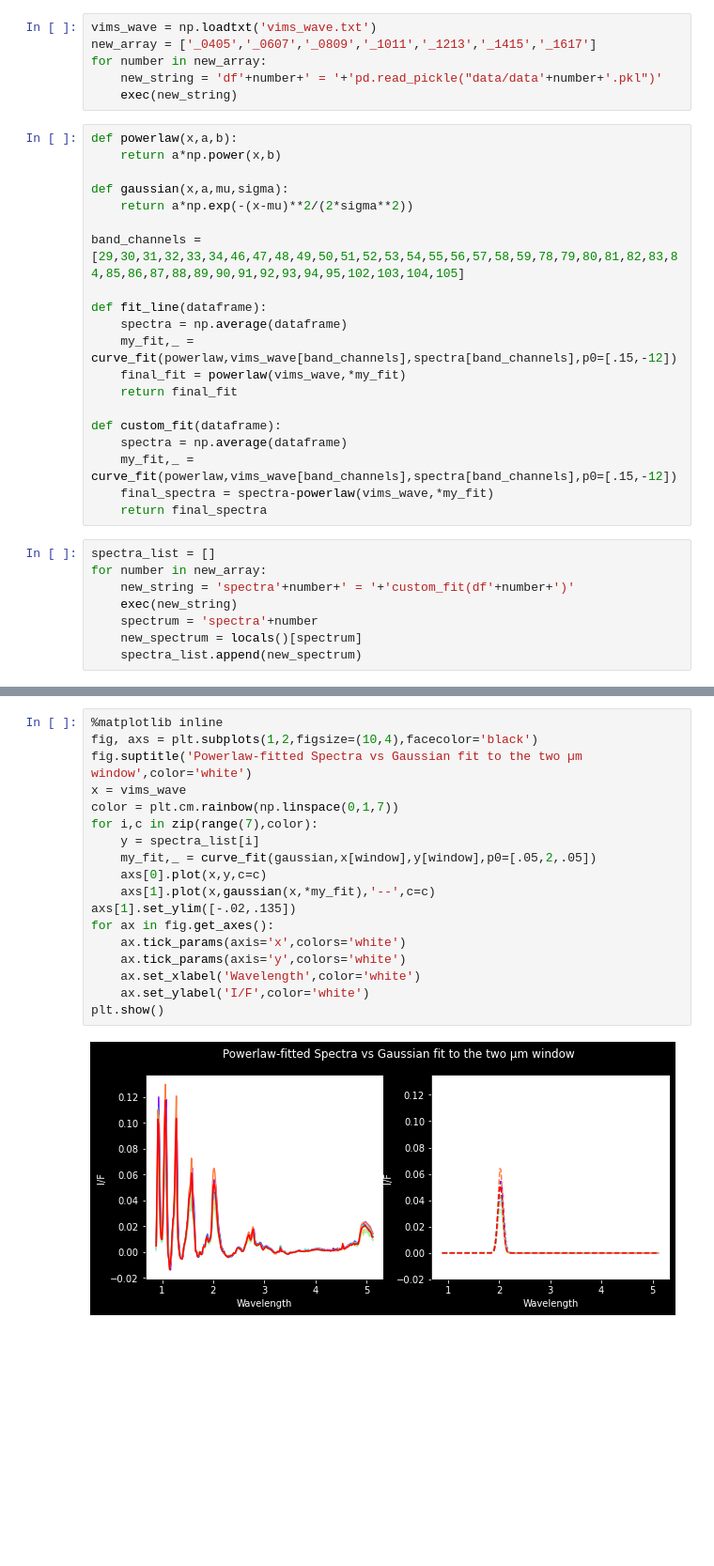
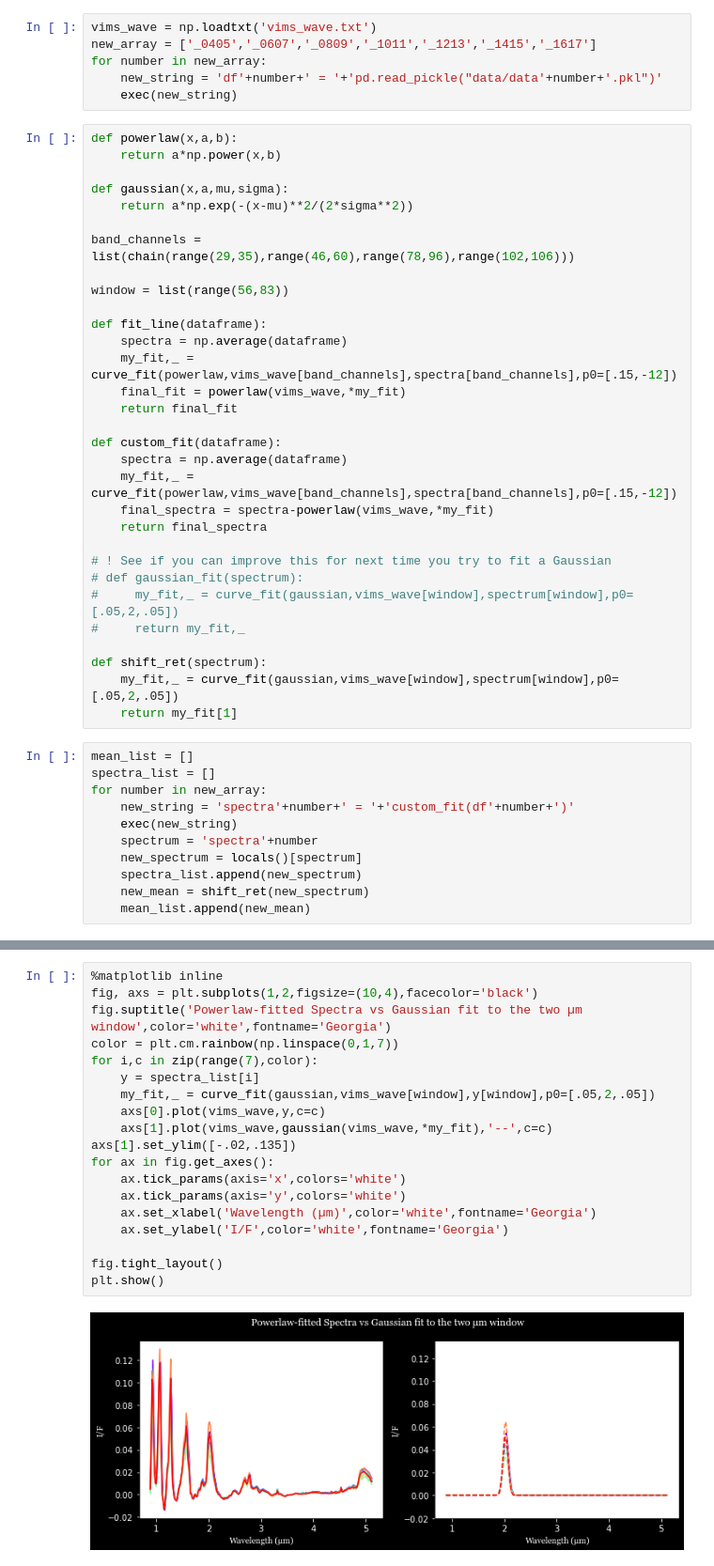
Before and after one commit to lucaslibshutz/spectralResearch, a Jupyter notebook: rainbow_fit.ipynb, the cells around one changed output, grey strips where cells are left out. Shown at 94% size. Cells and saved outputs as stored; diff of their text form; blank space fills up the shorter version.

```diff
--- a/rainbow_fit.ipynb
+++ b/rainbow_fit.ipynb
@@ -18,7 +19,9 @@ def powerlaw(x,a,b):
 def gaussian(x,a,mu,sigma):
     return a*np.exp(-(x-mu)**2/(2*sigma**2))
 
-band_channels = [29,30,31,32,33,34,46,47,48,49,50,51,52,53,54,55,56,57,58,59,78,79,80,81,82,83,84,85,86,87,88,89,90,91,92,93,94,95,102,103,104,105]
+band_channels = list(chain(range(29,35),range(46,60),range(78,96),range(102,106)))
+
+window = list(range(56,83))
 
 def fit_line(dataframe):
     spectra = np.average(dataframe)
@@ -31,7 +34,17 @@ def custom_fit(dataframe):
     my_fit,_ = curve_fit(powerlaw,vims_wave[band_channels],spectra[band_channels],p0=[.15,-12])
     final_spectra = spectra-powerlaw(vims_wave,*my_fit)
     return final_spectra
+
+# ! See if you can improve this for next time you try to fit a Gaussian
+# def gaussian_fit(spectrum):
+#     my_fit,_ = curve_fit(gaussian,vims_wave[window],spectrum[window],p0=[.05,2,.05])
+#     return my_fit,_
+
+def shift_ret(spectrum):
+    my_fit,_ = curve_fit(gaussian,vims_wave[window],spectrum[window],p0=[.05,2,.05])
+    return my_fit[1]
 # %%
+mean_list = []
 spectra_list = []
 for number in new_array:
     new_string = 'spectra'+number+' = '+'custom_fit(df'+number+')'
@@ -39,3 +52,5 @@ for number in new_array:
     spectrum = 'spectra'+number
     new_spectrum = locals()[spectrum]
     spectra_list.append(new_spectrum)
+    new_mean = shift_ret(new_spectrum)
+    mean_list.append(new_mean)
@@ -44,20 +57,21 @@ window = list(range(56,83))
 # %%
 %matplotlib inline
 fig, axs = plt.subplots(1,2,figsize=(10,4),facecolor='black')
-fig.suptitle('Powerlaw-fitted Spectra vs Gaussian fit to the two µm window',color='white')
-x = vims_wave
+fig.suptitle('Powerlaw-fitted Spectra vs Gaussian fit to the two µm window',color='white',fontname='Georgia')
 color = plt.cm.rainbow(np.linspace(0,1,7))
 for i,c in zip(range(7),color):
     y = spectra_list[i]
-    my_fit,_ = curve_fit(gaussian,x[window],y[window],p0=[.05,2,.05])
-    axs[0].plot(x,y,c=c)
-    axs[1].plot(x,gaussian(x,*my_fit),'--',c=c)
+    my_fit,_ = curve_fit(gaussian,vims_wave[window],y[window],p0=[.05,2,.05])
+    axs[0].plot(vims_wave,y,c=c)
+    axs[1].plot(vims_wave,gaussian(vims_wave,*my_fit),'--',c=c)
 axs[1].set_ylim([-.02,.135])
 for ax in fig.get_axes():
     ax.tick_params(axis='x',colors='white')
     ax.tick_params(axis='y',colors='white')
-    ax.set_xlabel('Wavelength',color='white')
-    ax.set_ylabel('I/F',color='white')
+    ax.set_xlabel('Wavelength (µm)',color='white',fontname='Georgia')
+    ax.set_ylabel('I/F',color='white',fontname='Georgia')
+
+fig.tight_layout()
 plt.show()
 # %% [output]
-[figure, old version]
+[figure, new version]
```
Also changed, not shown: parts of 3 cells of this notebook, 1 other file.
